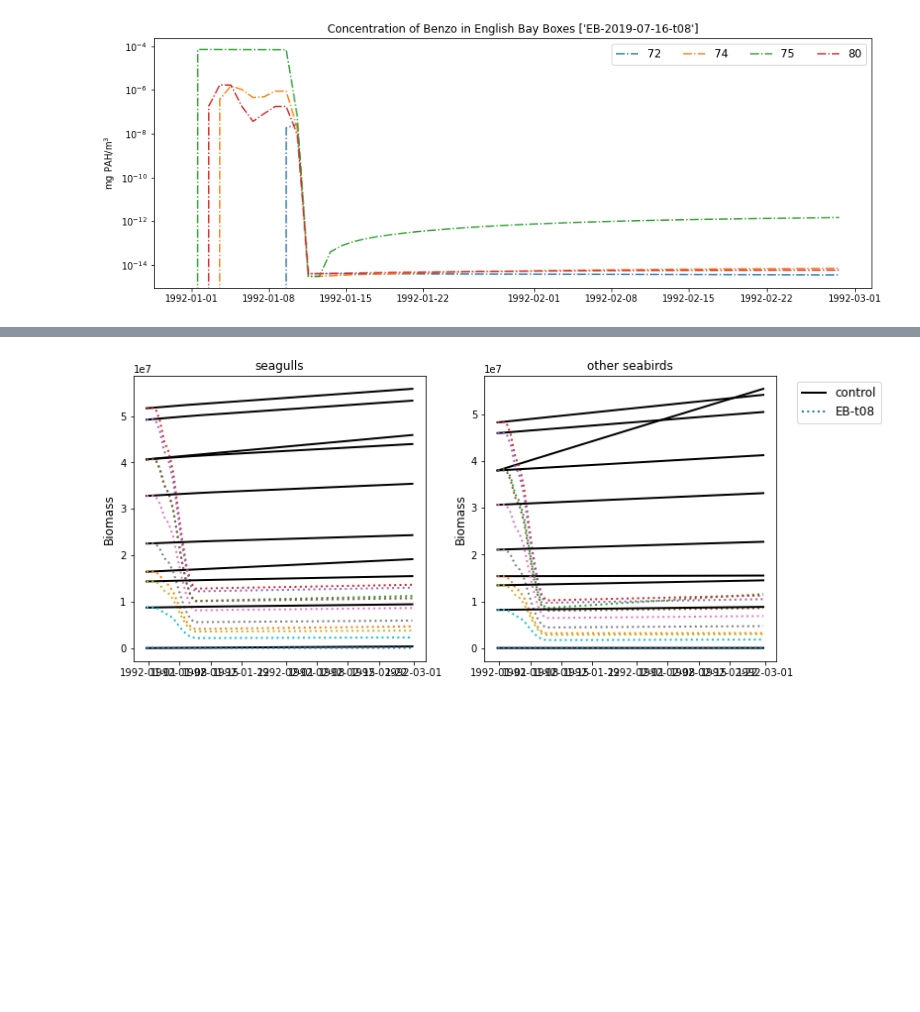
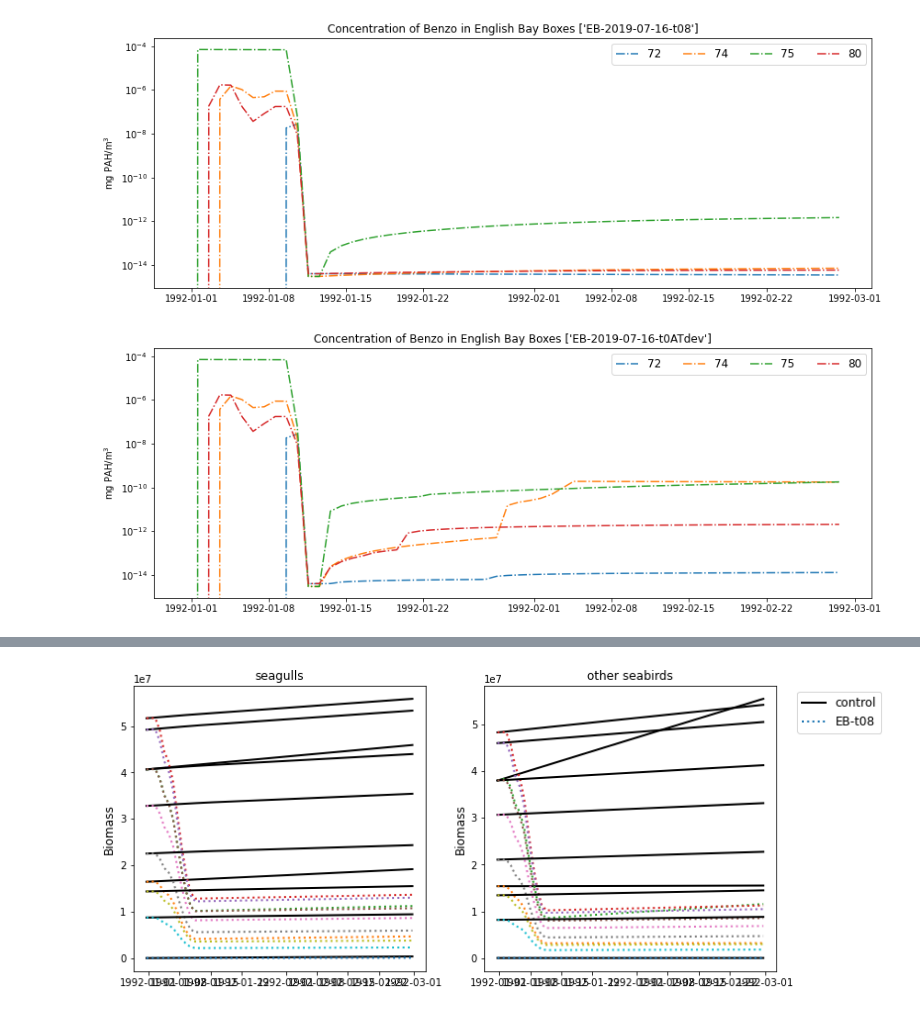
Before and after one commit to SS-Atlantis/Lovindeeretal-MPRI1paper, a Jupyter notebook: SSAM-smother-test.ipynb, the cells around one changed output, grey strips where cells are left out. Cells and saved outputs as stored; diff of their text form; code cells hidden in the pictures; blank space fills up the shorter version.

```diff
--- a/SSAM-smother-test.ipynb
+++ b/SSAM-smother-test.ipynb
@@ -44,9 +48,9 @@ end = 60
 # %% [markdown]
 ## All Scenarios
 # %%
-Turn_Point = [1, 2, 3, 4, 5, 8, 9, 33, 34, 37, 60, 66]
+Turn_Point = [8, 9, 33, 34, 37, 60, 66]
 Active_Pass = [33, 60, 63]
-English_Bay = [72, 74, 75, 80]
+English_Bay = [75]
 Jstrait = [1, 2]
 # %%
 hex_colour = '#2F61A4' # alt #8CB7D7
@@ -120,6 +129,17 @@ ax.set_ylabel('mg PAH/m$^3$')
 ax.legend(English_Bay, fontsize=12, ncol=4); #loc='upper left', bbox_to_anchor=(1.05, 1), loc='upper center',
 # %% [output]
 [figure]
+# %%
+fig, ax = plt.subplots(figsize = (14,5))
+for scenario, name in zip(scenario_datasets[9:10],scenario_names[9:10]):
+    contam_tbl = scenario.variables['Benzo'][start:end,English_Bay,:]
+    contam_t = contam_tbl.sum(axis=2)
+    ax.semilogy(scenario.t[start:end], contam_t, linestyle=next(line_styles))
+ax.set_title('Concentration of Benzo in English Bay Boxes '+str(scenario_names[9:10]), fontsize = 12)
+ax.set_ylabel('mg PAH/m$^3$')
+ax.legend(English_Bay, fontsize=12, ncol=4); #loc='upper left', bbox_to_anchor=(1.05, 1), loc='upper center',
+# %% [output]
+[figure, added]
 # %%
 boxes = groups.salish_sea
 for species in groups.benthos:
```
Also changed, not shown: parts of 35 cells of this notebook, 28 other files.
